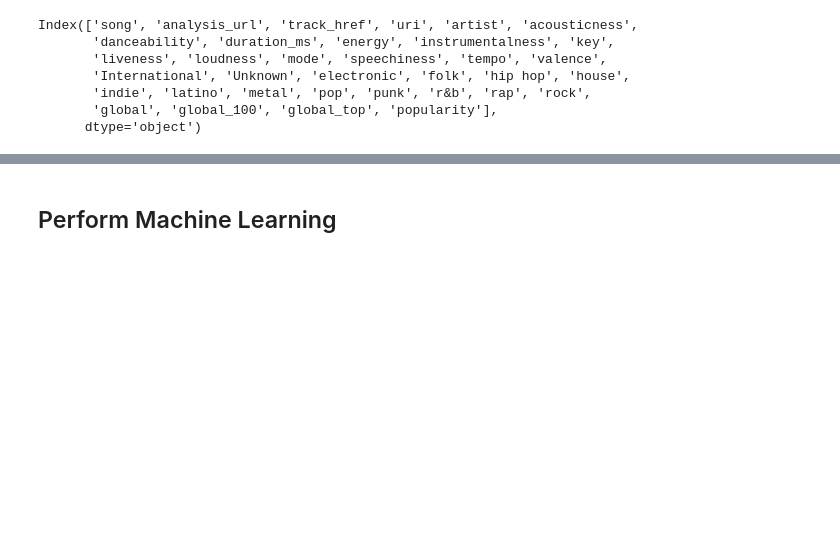
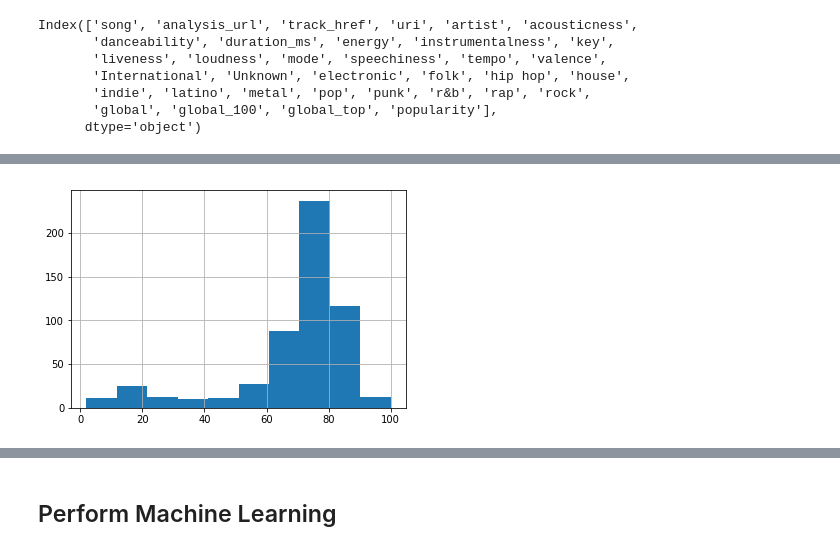
Before and after one commit to liams32/Spotify_Analysis, a Jupyter notebook: ML Models/MLModels_Basic.ipynb, the cells around one changed output, grey strips where cells are left out. Saved outputs shown, nothing was run; the diff lists cells and outputs as text; code cells hidden in the pictures; blank space fills up the shorter version.

```diff
--- a/ML Models/MLModels_Basic.ipynb
+++ b/ML Models/MLModels_Basic.ipynb
@@ -162,0 +172,7 @@ Y.describe()
+# %%
+# Distribution of popularity
+plt.figure()
+Y.loc[:, 'popularity'].hist()
+plt.show()
+# %% [output]
+[figure, added]
```
Also changed, not shown: parts of 36 cells of this notebook.
